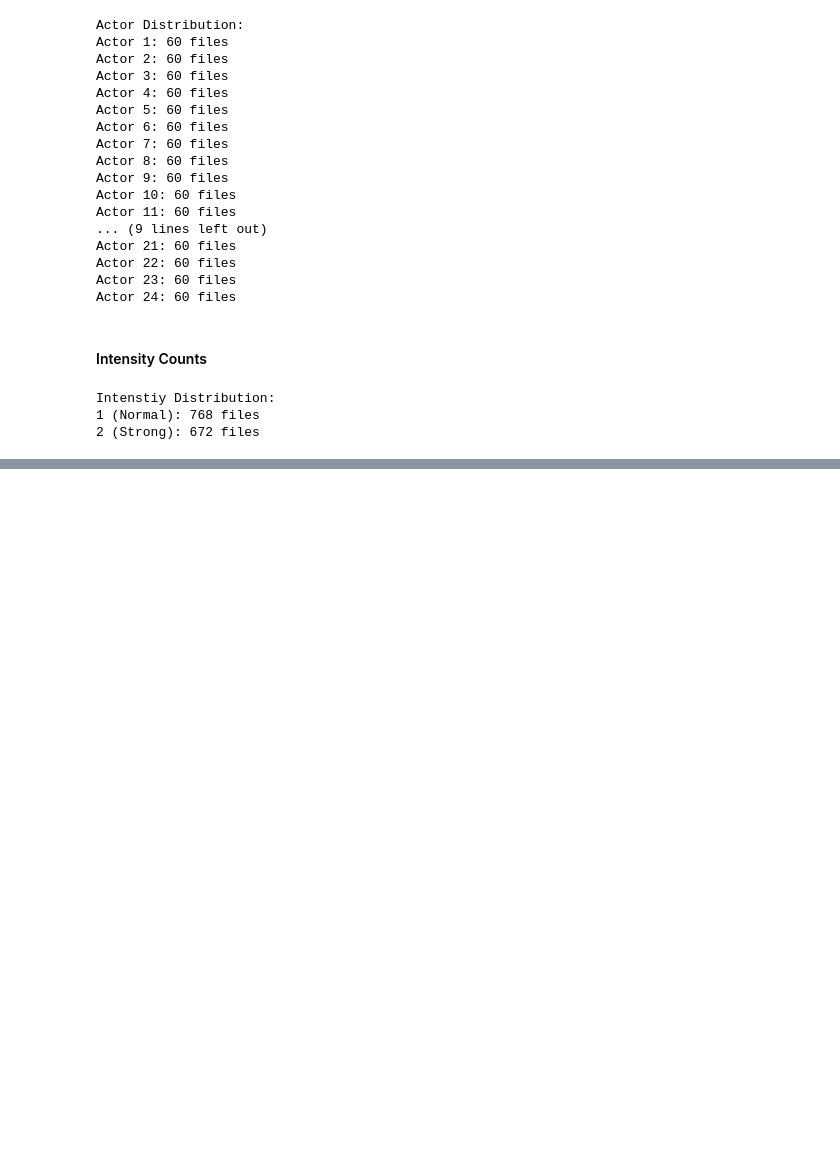
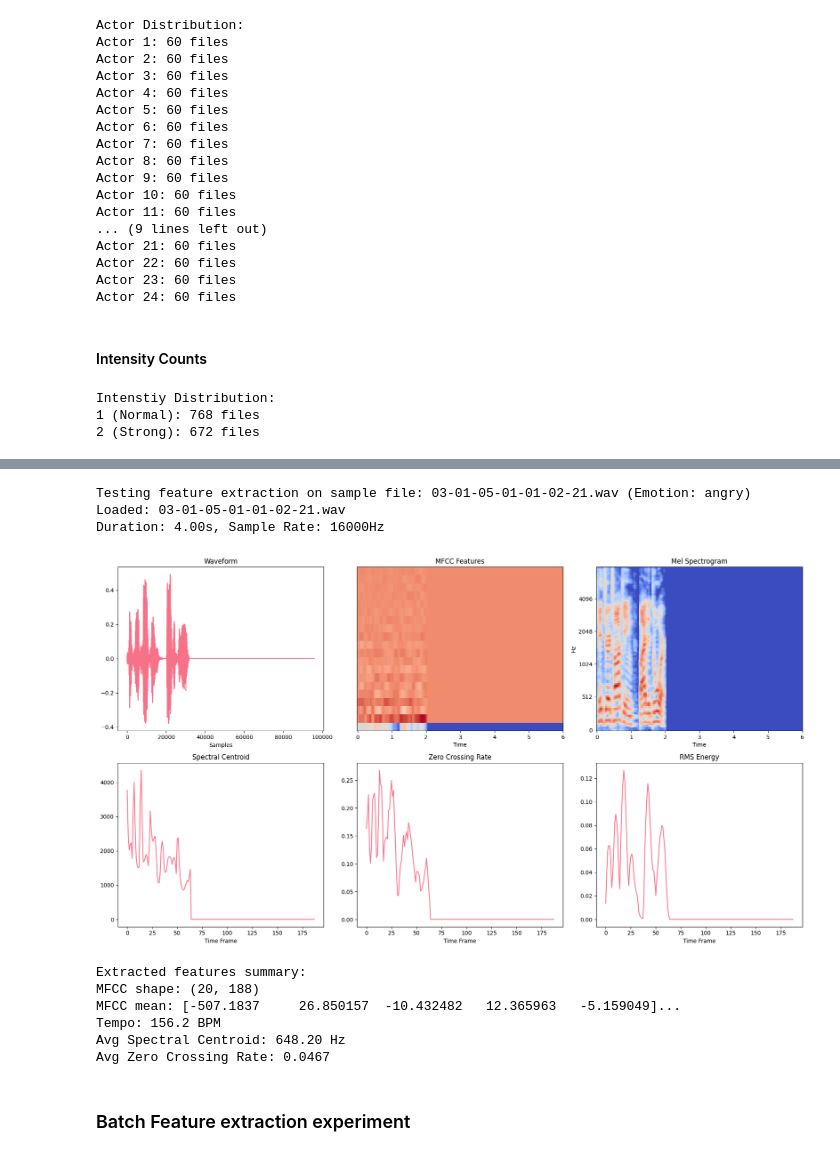
Before and after one commit to Tushar9422/Multimodal_mental_health_ai, a Jupyter notebook: notebooks/audio_collector.ipynb, the cells around one changed output, grey strips where cells are left out. Drawn from its saved outputs; the diff is of its cells as text; code cells hidden in the pictures; blank space fills up the shorter version.

```diff
--- a/notebooks/audio_collector.ipynb
+++ b/notebooks/audio_collector.ipynb
@@ -323,0 +323,4 @@ TypeError: subplot() takes 1 or 3 positional arguments but 2 were given
+# %%
+# Creating summary dataframe
+import pandas as pd
+df_summary = pd.DataFrame(parsed_data)
@@ -323,0 +456,30 @@ TypeError: subplot() takes 1 or 3 positional arguments but 2 were given
+# %%
+# Testing feature extraction on a sample file
+sample_file = RAVDESS_DATA[0]['filepath']
+sample_emotion = RAVDESS_DATA[0]['emotion']
+
+print(f"Testing feature extraction on sample file: {sample_file.name} (Emotion: {sample_emotion})")
+features, audio = extract_single_audio_feature(sample_file)
+
+if features:
+    print(f"Extracted features summary:")
+    print(f"MFCC shape: {features['mfcc'].shape}")
+    print(f"MFCC mean: {features['mfcc_mean'][:5]}...") # first 5 coefficient
+    print(f"Tempo: {features['tempo']:.1f} BPM")
+    print(f"Avg Spectral Centroid: {np.mean(features['spectral_centroid']):.2f} Hz")
+    print(f"Avg Zero Crossing Rate: {np.mean(features['zero_crossing_rate']):.4f}")
+else:
+    print("Feature extraction failed.")
+# %% [output]
+Testing feature extraction on sample file: 03-01-05-01-01-02-21.wav (Emotion: angry)
+Loaded: 03-01-05-01-01-02-21.wav
+Duration: 4.00s, Sample Rate: 16000Hz
+[figure, added]
+Extracted features summary:
+MFCC shape: (20, 188)
+MFCC mean: [-507.1837     26.850157  -10.432482   12.365963   -5.159049]...
+Tempo: 156.2 BPM
+Avg Spectral Centroid: 648.20 Hz
+Avg Zero Crossing Rate: 0.0467
+# %% [markdown]
+### Batch Feature extraction experiment
```
Also changed, not shown: parts of 21 cells of this notebook, 1 other file.
